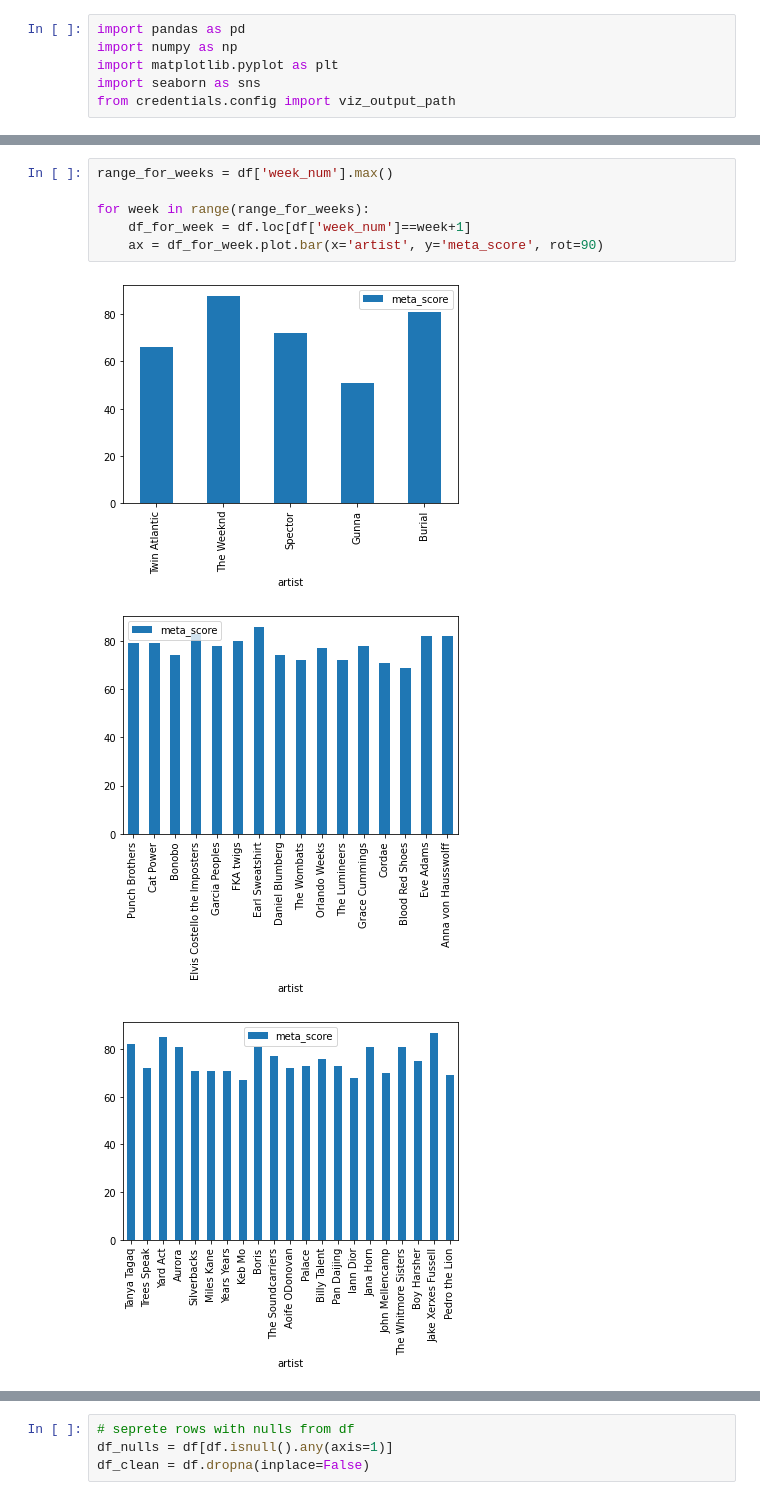
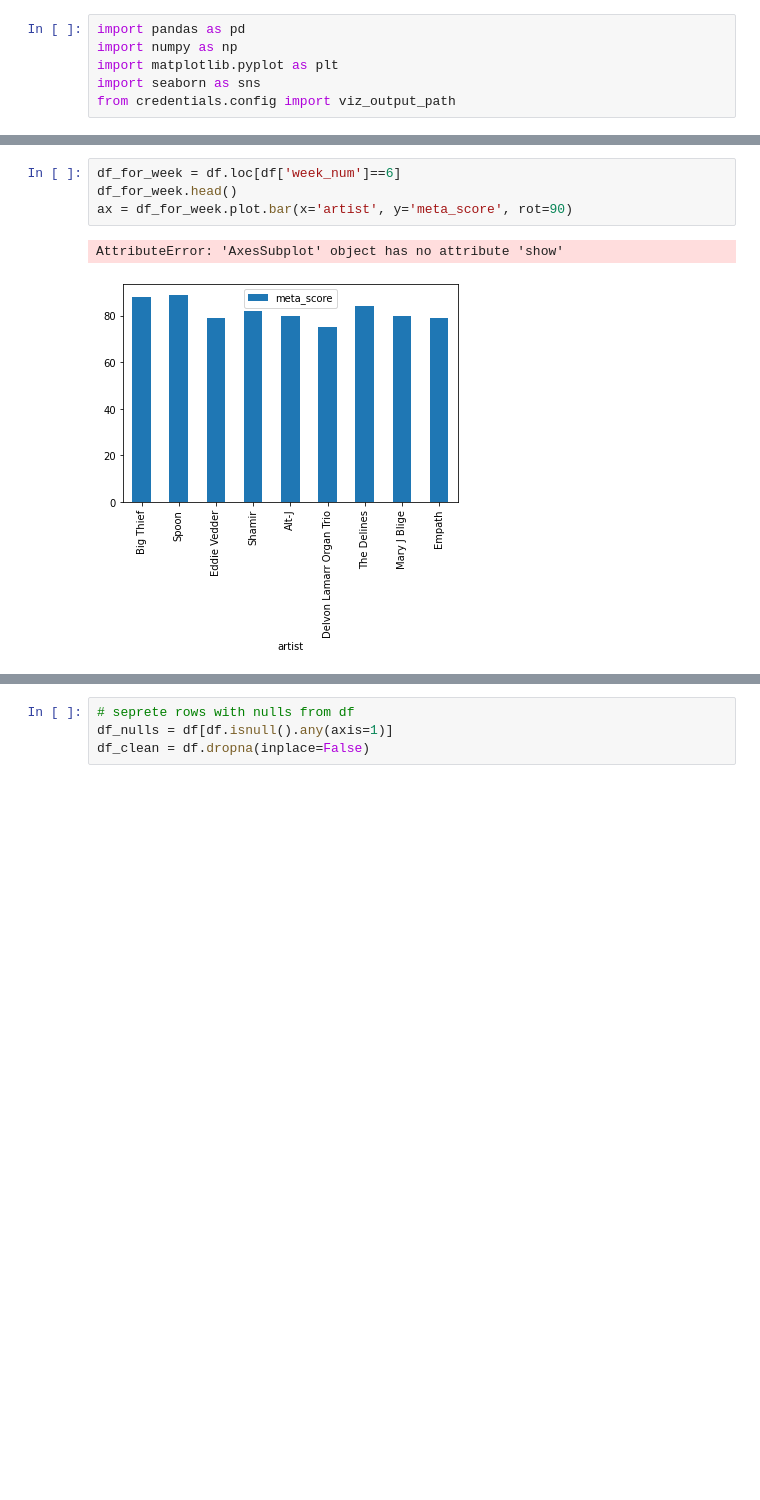
Before and after one commit to dorisep/meta_gui, a Jupyter notebook: apps/viz_notebook.ipynb, the cells around one changed output, grey strips where cells are left out. Saved outputs shown, nothing was run; the diff lists cells and outputs as text; blank space fills up the shorter version.

Commit message:
feature added
removed embedded plot and replaced with a bar plot

```diff
--- a/apps/viz_notebook.ipynb
+++ b/apps/viz_notebook.ipynb
@@ -29,10 +29,7 @@ memory usage: 7.1+ KB
 # %%
-range_for_weeks = df['week_num'].max()
-
-for week in range(range_for_weeks):
-    df_for_week = df.loc[df['week_num']==week+1]
-    ax = df_for_week.plot.bar(x='artist', y='meta_score', rot=90)
+df_for_week = df.loc[df['week_num']==6]
+df_for_week.head()
+ax = df_for_week.plot.bar(x='artist', y='meta_score', rot=90)
 # %% [output]
+AttributeError: 'AxesSubplot' object has no attribute 'show'
-[figure, old version]
+[figure, new version]
-[figure, removed]
-[figure, removed]
```
Also changed, not shown: parts of 5 cells of this notebook, 4 other files.
